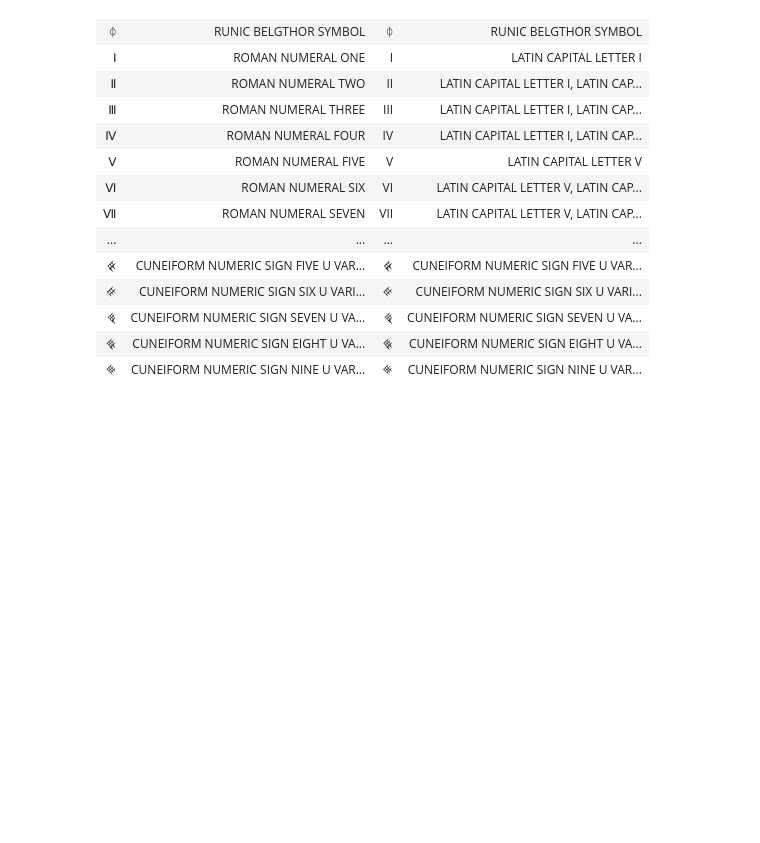
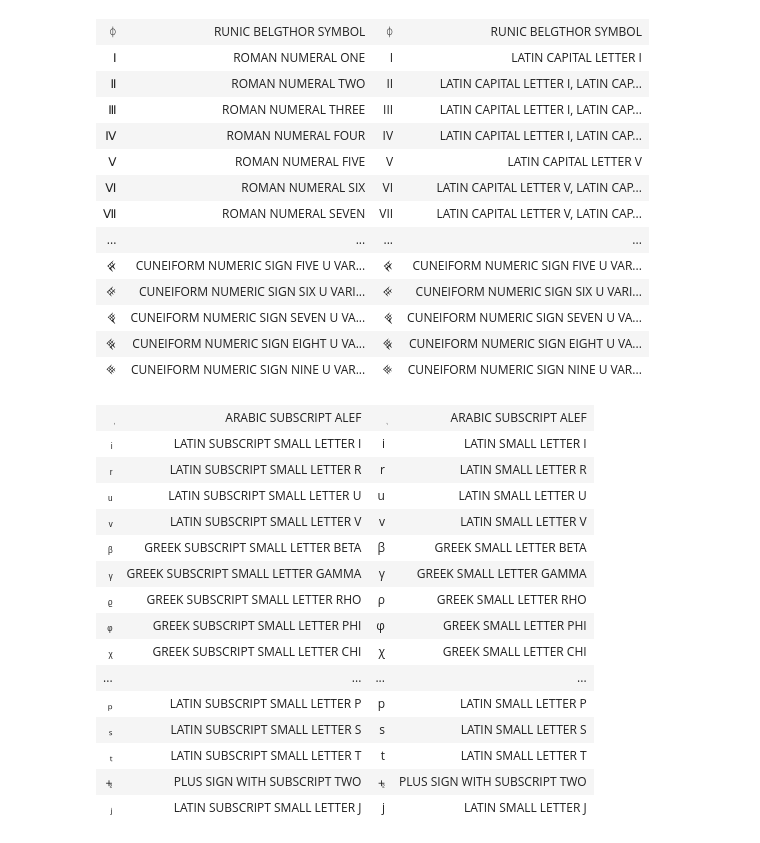
Before and after one commit to numbas/unicode-math-normalization, a Jupyter notebook: unicode-math-mapping.ipynb, the cells around one changed output. Cells and saved outputs as stored; diff of their text form; code cells hidden in the pictures; blank space fills up the shorter version.

```diff
--- a/unicode-math-mapping.ipynb
+++ b/unicode-math-mapping.ipynb
@@ -332,3 +310,30 @@ def show_numerals():
 | 𒑬 | CUNEIFORM NUMERIC SIGN SEVEN U VA... | 𒑬 | CUNEIFORM NUMERIC SIGN SEVEN U VA... |
 | 𒑭 | CUNEIFORM NUMERIC SIGN EIGHT U VA... | 𒑭 | CUNEIFORM NUMERIC SIGN EIGHT U VA... |
 | 𒑮 | CUNEIFORM NUMERIC SIGN NINE U VAR... | 𒑮 | CUNEIFORM NUMERIC SIGN NINE U VAR... |
+# %%
+subscript = [c for c in all_unicode if 'SUBSCRIPT' in unicodedata.name(c)]
+
+@tsv_symbols(tmp_dir / 'unedited-subscripts.tsv')
+@table
+def subscript_things():
+    for c in subscript:
+        n = unicodedata.normalize('NFKD',c)
+        names = ', '.join(unicodedata.name(c) for c in n)
+        yield [c, unicodedata.name(c), n, names]
+# %% [output]
+| ٖ | ARABIC SUBSCRIPT ALEF | ٖ | ARABIC SUBSCRIPT ALEF |
+| ᵢ | LATIN SUBSCRIPT SMALL LETTER I | i | LATIN SMALL LETTER I |
+| ᵣ | LATIN SUBSCRIPT SMALL LETTER R | r | LATIN SMALL LETTER R |
+| ᵤ | LATIN SUBSCRIPT SMALL LETTER U | u | LATIN SMALL LETTER U |
+| ᵥ | LATIN SUBSCRIPT SMALL LETTER V | v | LATIN SMALL LETTER V |
+| ᵦ | GREEK SUBSCRIPT SMALL LETTER BETA | β | GREEK SMALL LETTER BETA |
+| ᵧ | GREEK SUBSCRIPT SMALL LETTER GAMMA | γ | GREEK SMALL LETTER GAMMA |
+| ᵨ | GREEK SUBSCRIPT SMALL LETTER RHO | ρ | GREEK SMALL LETTER RHO |
+| ᵩ | GREEK SUBSCRIPT SMALL LETTER PHI | φ | GREEK SMALL LETTER PHI |
+| ᵪ | GREEK SUBSCRIPT SMALL LETTER CHI | χ | GREEK SMALL LETTER CHI |
+| ... | ... | ... | ... |
+| ₚ | LATIN SUBSCRIPT SMALL LETTER P | p | LATIN SMALL LETTER P |
+| ₛ | LATIN SUBSCRIPT SMALL LETTER S | s | LATIN SMALL LETTER S |
+| ₜ | LATIN SUBSCRIPT SMALL LETTER T | t | LATIN SMALL LETTER T |
+| ⨧ | PLUS SIGN WITH SUBSCRIPT TWO | ⨧ | PLUS SIGN WITH SUBSCRIPT TWO |
+| ⱼ | LATIN SUBSCRIPT SMALL LETTER J | j | LATIN SMALL LETTER J |
```
Also changed, not shown: parts of 8 cells of this notebook, 4 other files.
